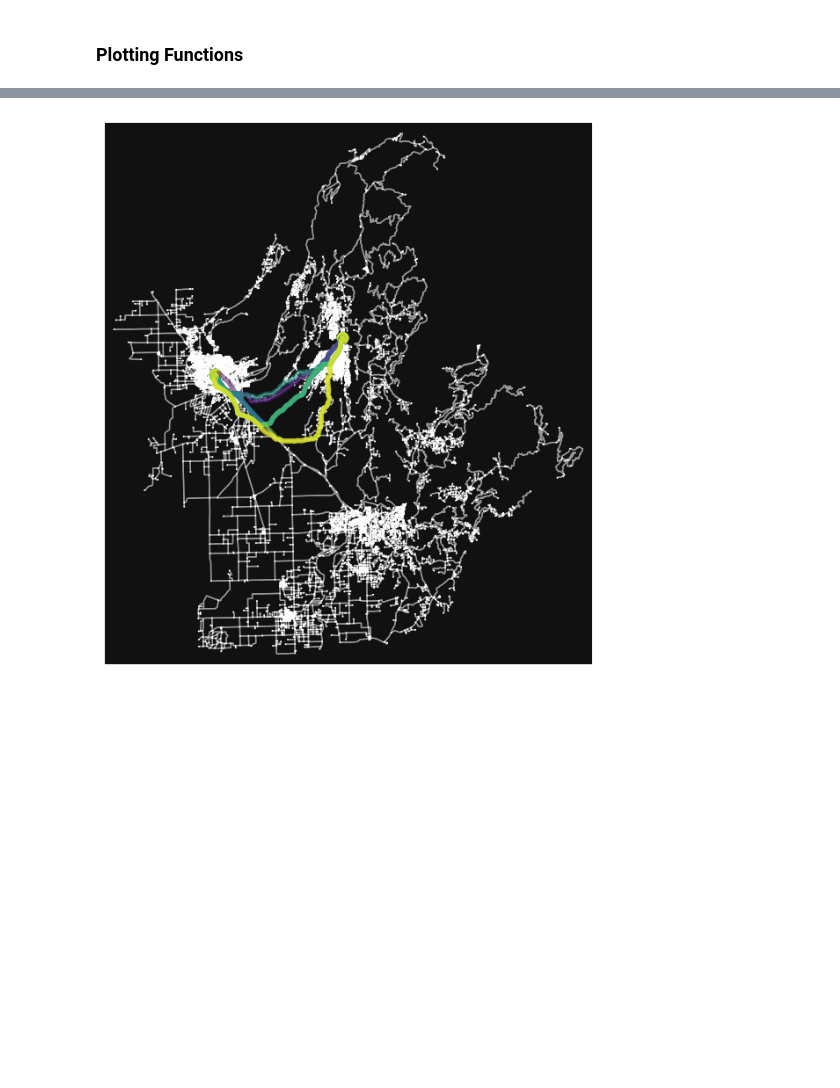
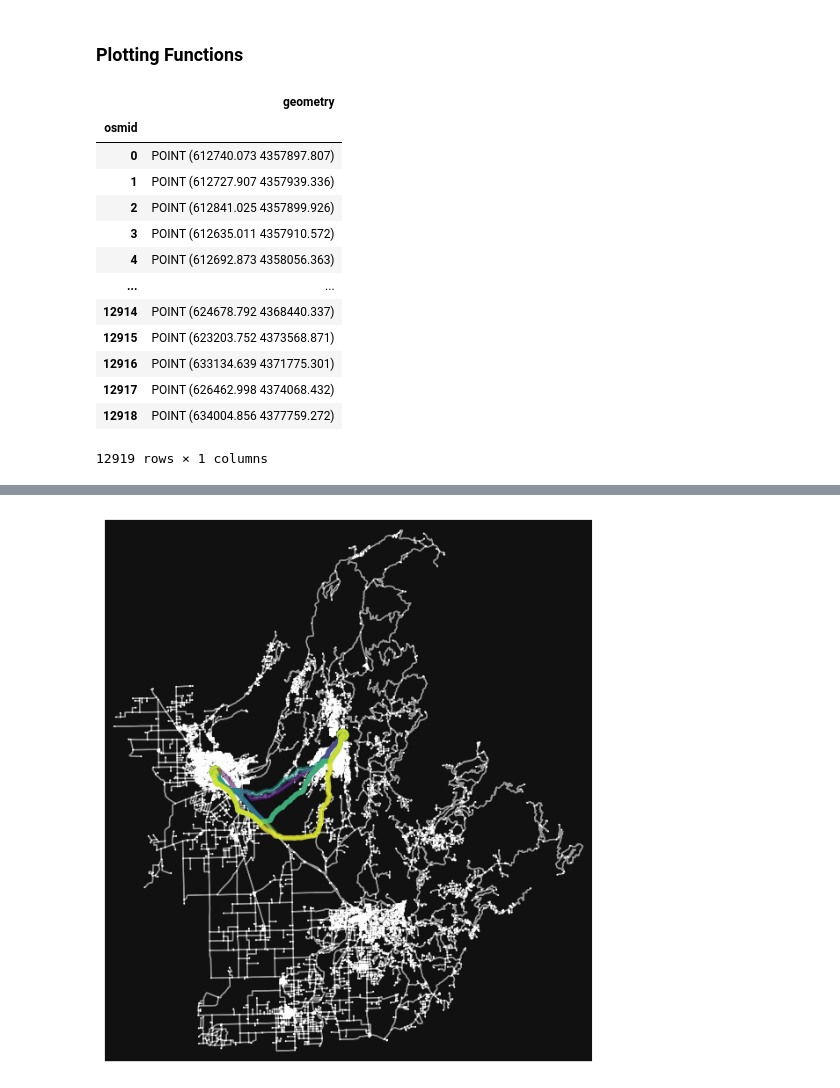
Before and after one commit to DillWithIt77/Fire_Evac_F22, a Jupyter notebook: Intersection Polygon and Network.ipynb, the cells around one changed output, grey strips where cells are left out. Drawn from its saved outputs; the diff is of its cells as text; code cells hidden in the pictures; blank space fills up the shorter version.

```diff
--- a/Intersection Polygon and Network.ipynb
+++ b/Intersection Polygon and Network.ipynb
@@ -263,3 +263,22 @@ def remove_graph_polygon(G, polygon, retain_all=False, quadrat_width=0.05, min_n
     return G
 # %%
 poly_gone = remove_graph_polygon(net_original, poly)
+# %%
+gs_nodes = ox.utils_graph.graph_to_gdfs(net_original, edges=False)[["geometry"]]
+# %%
+gs_nodes
+# %% [output]
+|  | geometry |
+| osmid |  |
+| 0 | POINT (612740.073 4357897.807) |
+| 1 | POINT (612727.907 4357939.336) |
+| 2 | POINT (612841.025 4357899.926) |
+| 3 | POINT (612635.011 4357910.572) |
+| 4 | POINT (612692.873 4358056.363) |
+| ... | ... |
+| 12914 | POINT (624678.792 4368440.337) |
+| 12915 | POINT (623203.752 4373568.871) |
+| 12916 | POINT (633134.639 4371775.301) |
+| 12917 | POINT (626462.998 4374068.432) |
+| 12918 | POINT (634004.856 4377759.272) |
+12919 rows × 1 columns
```
Also changed, not shown: parts of 6 cells of this notebook, 1 other file.
